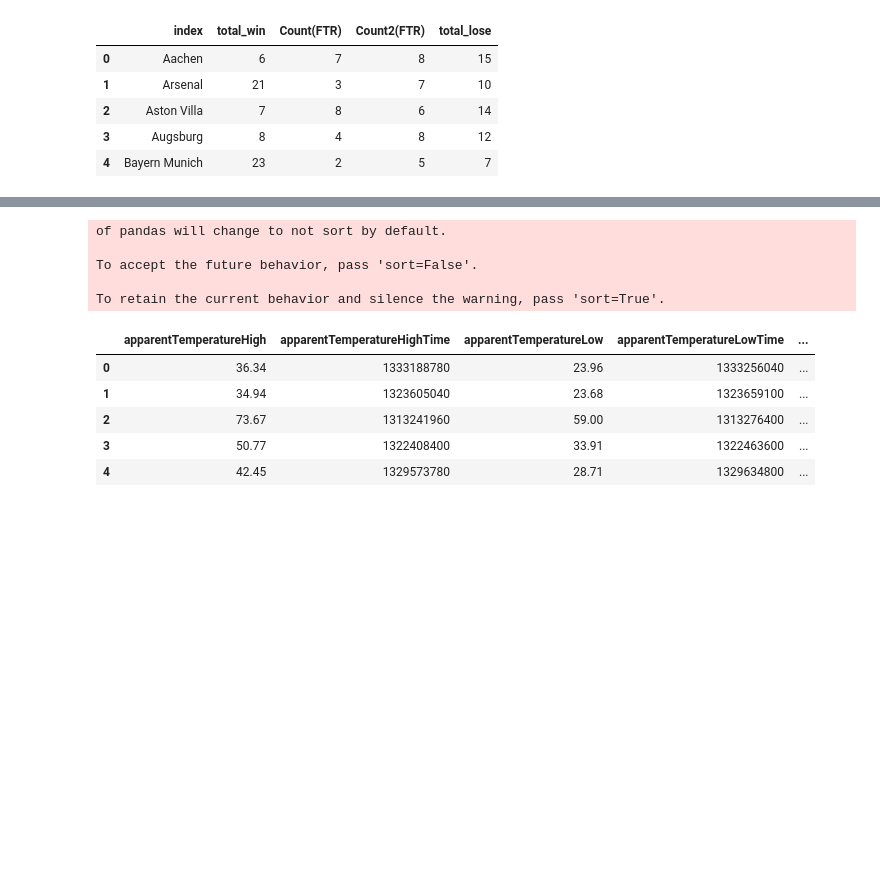
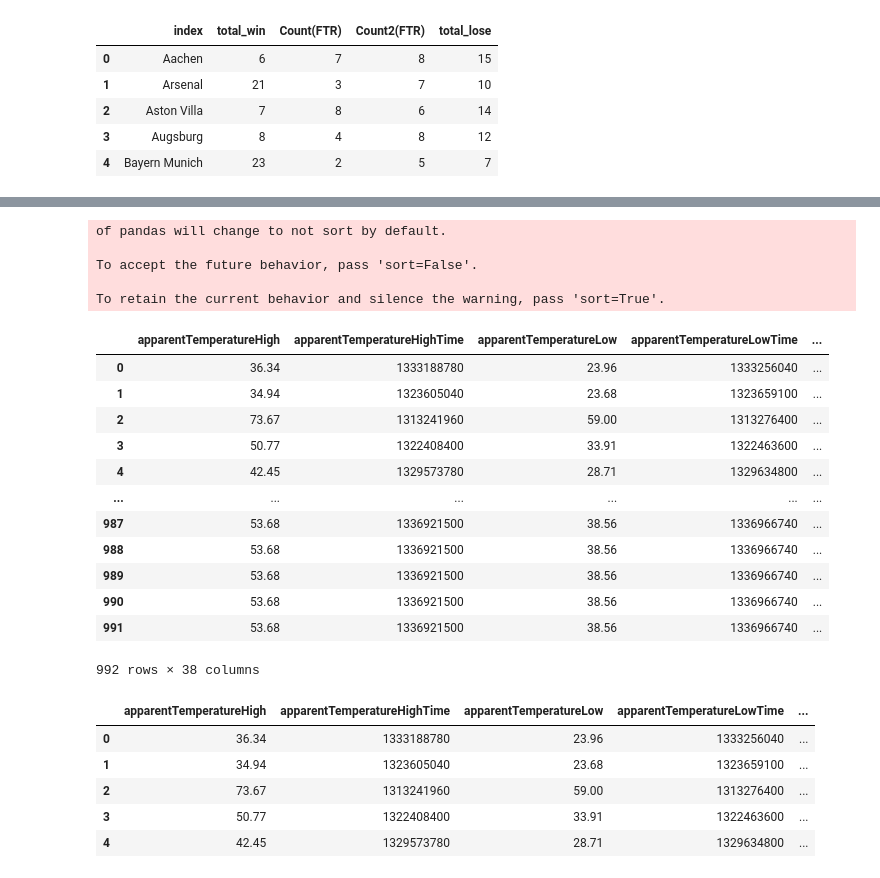
Before and after one commit to shuyu-wu/mod_2_football, a Jupyter notebook: football_analysis/football_analysis.ipynb, the cells around one changed output, grey strips where cells are left out. Drawn from its saved outputs; the diff is of its cells as text; code cells hidden in the pictures; blank space fills up the shorter version.

```diff
--- a/football_analysis/football_analysis.ipynb
+++ b/football_analysis/football_analysis.ipynb
@@ -250,41 +248,57 @@ Name: Date, Length: 992, dtype: object
 def get_keys(path):
     with open(path) as f:
         return json.load(f)
-keys = get_keys("/Users/shuyuwu/mod_2_project/student_repo/mod_2/project/key.json")
+keys = get_keys("key.json")
 api_key = keys['api_key']
 # %%
-dfs=[]
-for date in df['Date']:
-#     date = df['Date'][0]
-    latitude = 52.5200
-    longitude = 13.4050
+class Weather_from_dark_sky():
+    def __init__(self, api_key=None, date_list=[]):
+        self.date_list = date_list
+        self.api_key = api_key
 
-        # Create ISO date-time string
-    iso_date_time = date + "T00:00:00Z"
-
-        # Create URL template
-    url_template = "https://api.darksky.net/forecast/{}/{},{},{}?exclude=currently,hourly"
-
-        # Create request URL
-    request_url = url_template.format(
-            api_key,
-            latitude,
-            longitude,
-            iso_date_time)
-
-        # Get historical weather data as JSON
-    response = requests.get(request_url)
-
-    df = pd.DataFrame(response.json()['daily']['data'])
-    dfs.append(df)
-
-daily_df=pd.concat(dfs, ignore_index=True)
+    def get_api(self):
+        dfs=[]
+        for date in self.date_list:
+            latitude = 52.5200
+            longitude = 13.4050
+            iso_date_time = date + "T00:00:00Z"
+            url_template = "https://api.darksky.net/forecast/{}/{},{},{}"
+            request_url = url_template.format(
+                    self.api_key,
+                    latitude,
+                    longitude,
+                    iso_date_time)
+            response = requests.get(request_url)
+            df1 = pd.DataFrame(response.json()["daily"]['data'])
+            dfs.append(df1)
+        daily_df=pd.concat(dfs, ignore_index=True)
+        return daily_df
-# %% [output]
-of pandas will change to not sort by default.
-
-To accept the future behavior, pass 'sort=False'.
-
-To retain the current behavior and silence the warning, pass 'sort=True'.
+# %%
+daily = Weather_from_dark_sky(api_key,df['Date'])
+# %%
+daily_df = daily.get_api()
+# %% [output]
+of pandas will change to not sort by default.
+
+To accept the future behavior, pass 'sort=False'.
+
+To retain the current behavior and silence the warning, pass 'sort=True'.
+# %%
+daily_df
+# %% [output]
+|  | apparentTemperatureHigh | apparentTemperatureHighTime | apparentTemperatureLow | apparentTemperatureLowTime | ... |
+| 0 | 36.34 | 1333188780 | 23.96 | 1333256040 | ... |
+| 1 | 34.94 | 1323605040 | 23.68 | 1323659100 | ... |
+| 2 | 73.67 | 1313241960 | 59.00 | 1313276400 | ... |
+| 3 | 50.77 | 1322408400 | 33.91 | 1322463600 | ... |
+| 4 | 42.45 | 1329573780 | 28.71 | 1329634800 | ... |
+| ... | ... | ... | ... | ... | ... |
+| 987 | 53.68 | 1336921500 | 38.56 | 1336966740 | ... |
+| 988 | 53.68 | 1336921500 | 38.56 | 1336966740 | ... |
+| 989 | 53.68 | 1336921500 | 38.56 | 1336966740 | ... |
+| 990 | 53.68 | 1336921500 | 38.56 | 1336966740 | ... |
+| 991 | 53.68 | 1336921500 | 38.56 | 1336966740 | ... |
+992 rows × 38 columns
 # %%
 daily_df.head()
 # %% [output]
```
Also changed, not shown: parts of 3 cells of this notebook, 3 other files.
